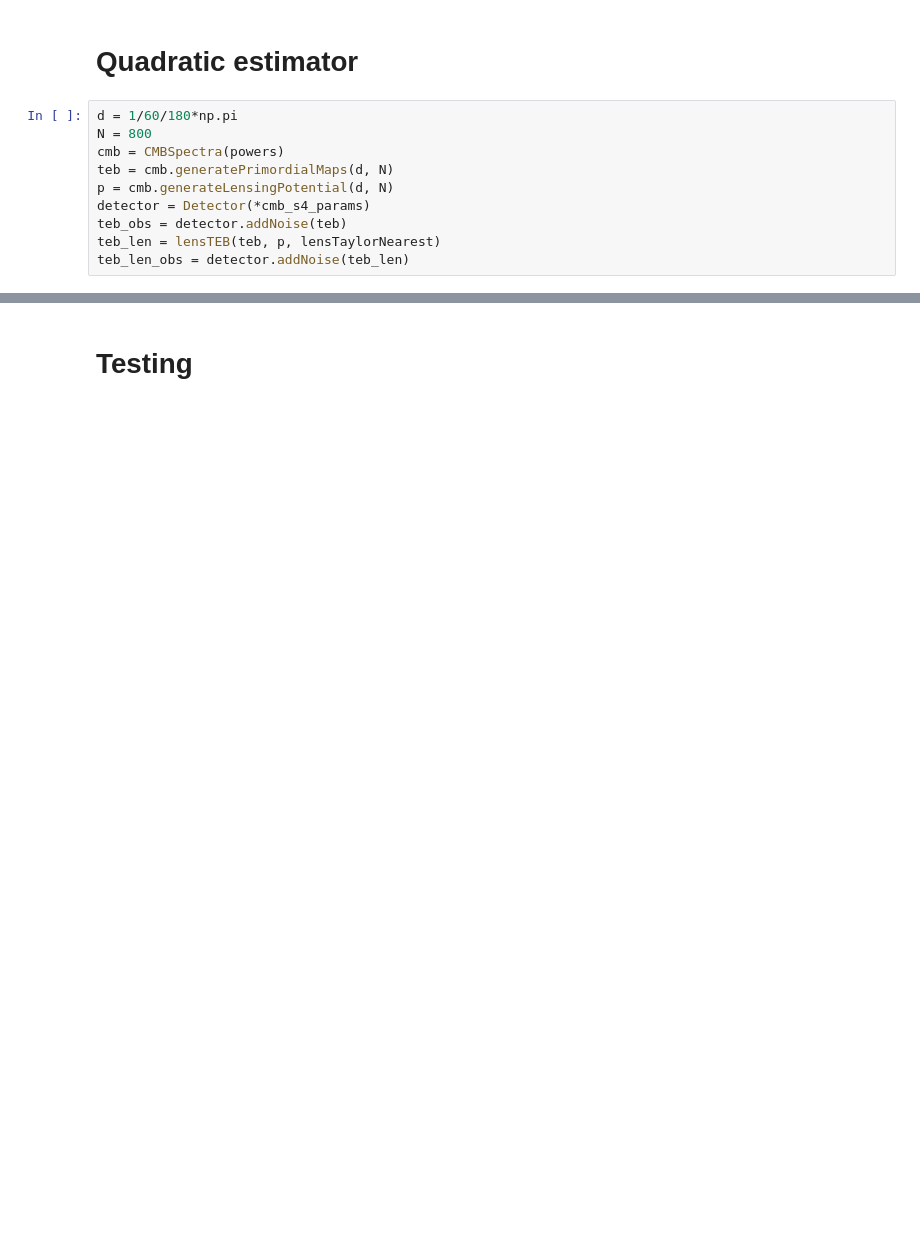
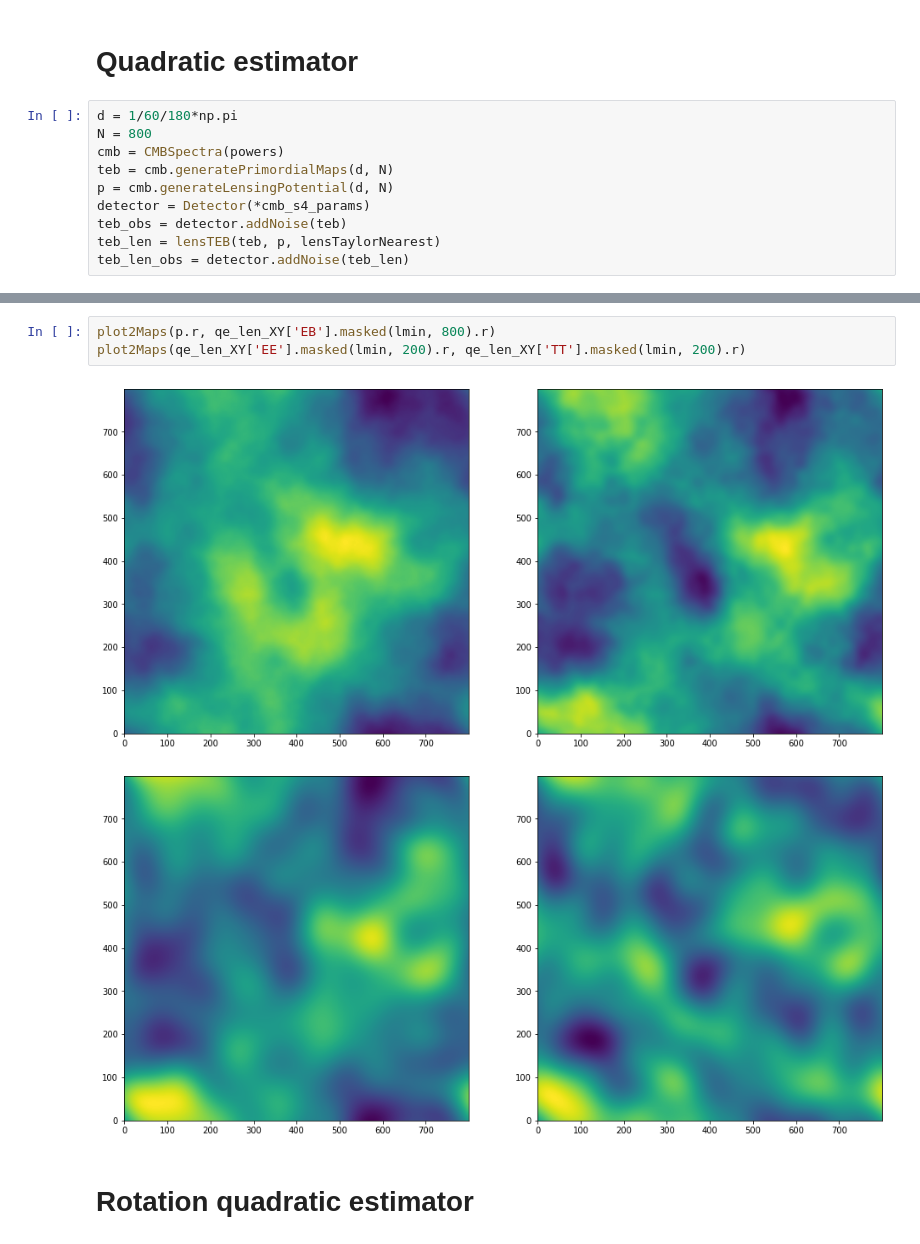
Before and after one commit to winstonyin/cmb_simulation, a Jupyter notebook: cmb_simulation.ipynb, the cells around one changed output, grey strips where cells are left out. Cells and saved outputs as stored; diff of their text form; blank space fills up the shorter version.

```diff
--- a/cmb_simulation.ipynb
+++ b/cmb_simulation.ipynb
@@ -379,2 +378,8 @@ plt.show()
-# %% [markdown]
-# Testing
+# %%
+plot2Maps(p.r, qe_len_XY['EB'].masked(lmin, 800).r)
+plot2Maps(qe_len_XY['EE'].masked(lmin, 200).r, qe_len_XY['TT'].masked(lmin, 200).r)
+# %% [output]
+[figure, added]
+[figure, added]
+# %% [markdown]
+# Rotation quadratic estimator
```
Also changed, not shown: parts of 15 cells of this notebook, 1 other file.
